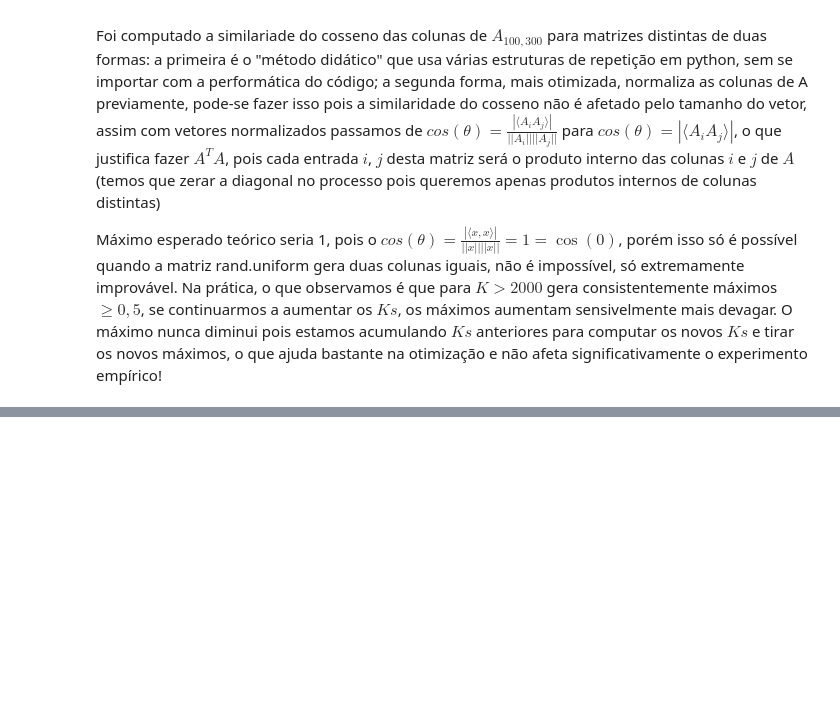
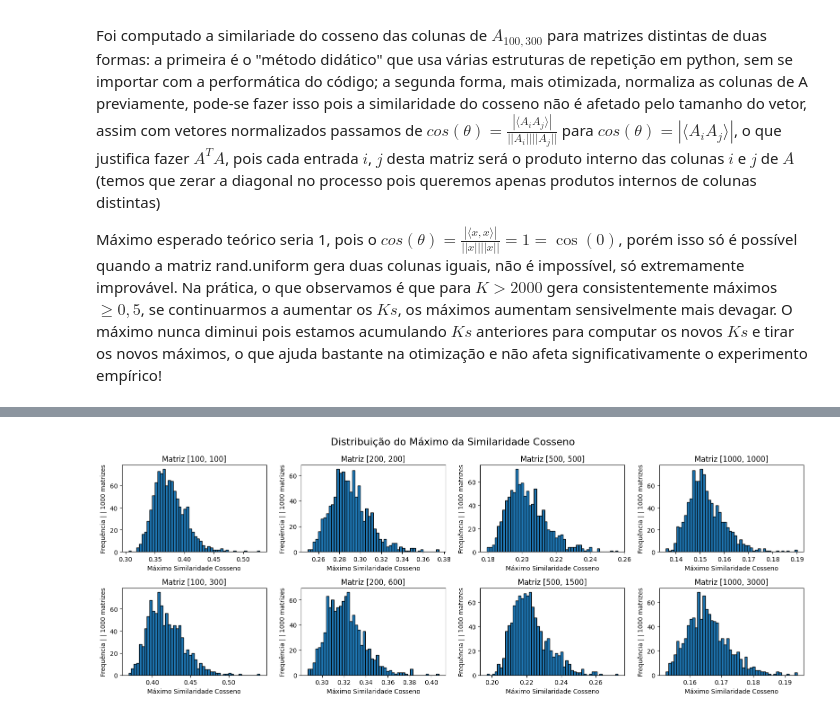
Before and after one commit to Ferreira17k/aln-projeto4, a Jupyter notebook: aln-bruno-elisa.ipynb, the cells around one changed output, grey strips where cells are left out. Saved outputs shown, nothing was run; the diff lists cells and outputs as text; code cells hidden in the pictures; blank space fills up the shorter version.

```diff
--- a/aln-bruno-elisa.ipynb
+++ b/aln-bruno-elisa.ipynb
@@ -253,0 +256,29 @@ Máximo esperado teórico seria 1, pois o $cos(\theta) = \frac{| \langle x, x \r
+# %%
+fig, axes = plt.subplots(2, 4, figsize=(16, 6))
+
+mn = [[100, 100], [100, 300], [200, 200], [200, 600], [500, 500], [500, 1500], [1000, 1000], [1000, 3000]]
+ax = [[0,0], [1,0], [0,1], [1,1], [0,2], [1,2], [0,3], [1,3]]
+
+for i in range(8):
+    hist_max_i = []
+    for _ in range(1000):
+        A = np.random.normal(0, 1, mn[i])
+
+        norms = np.linalg.norm(A, axis=0)
+        A_normalizado = A / norms
+
+        S = np.abs(A_normalizado.T @ A_normalizado)
+        np.fill_diagonal(S, 0)
+
+        hist_max_i.append(np.max(S))
+
+
+    axes[ax[i][0]][ax[i][1]].hist(hist_max_i, bins=50, edgecolor='black')
+    axes[ax[i][0]][ax[i][1]].set_title(f"Matriz {mn[i]}")
+    axes[ax[i][0]][ax[i][1]].set_xlabel("Máximo Similaridade Cosseno")
+    axes[ax[i][0]][ax[i][1]].set_ylabel(f"Frequência | | 1000 matrizes")
+
+plt.suptitle("Distribuição do Máximo da Similaridade Cosseno", fontsize=16)
+plt.tight_layout()
+# %% [output]
+[figure, added]
```
Also changed, not shown: parts of 1 cell of this notebook, 1 other file.
